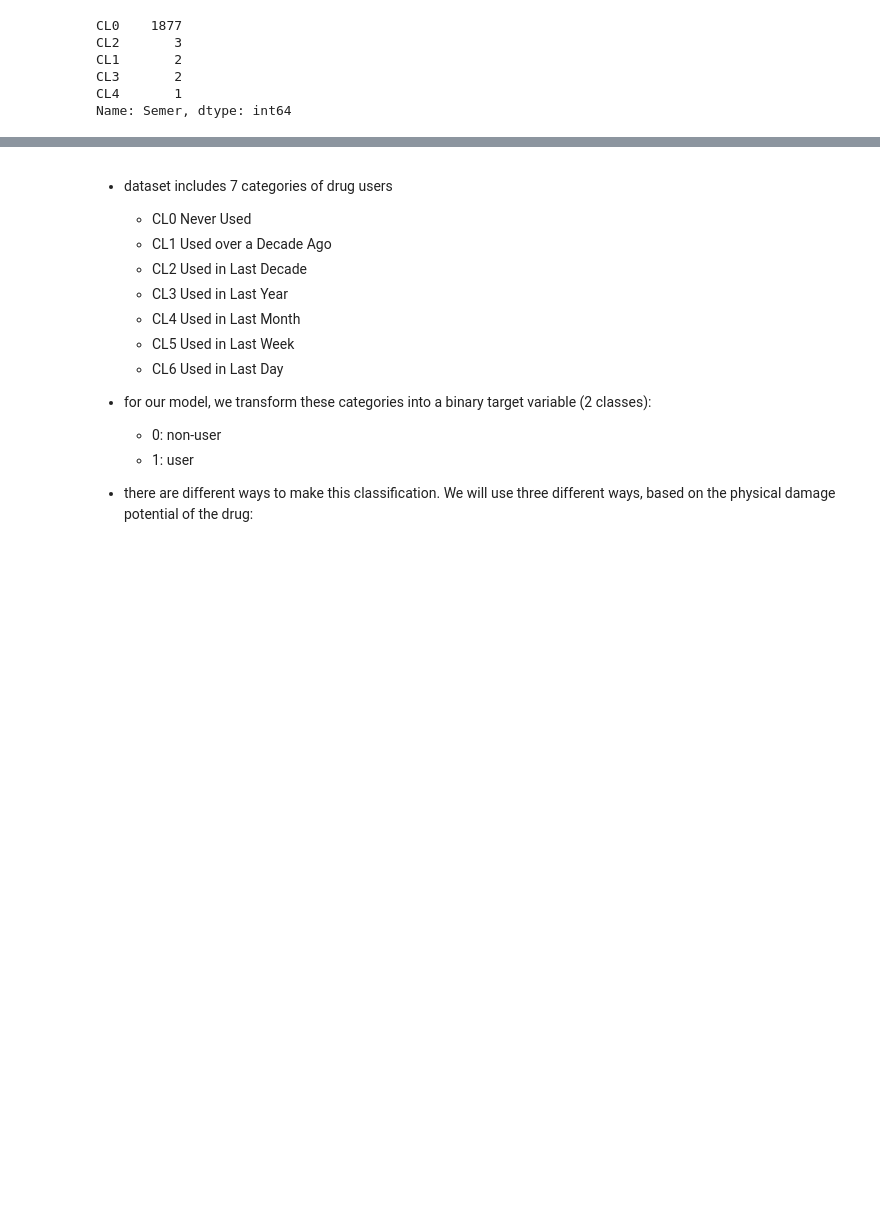
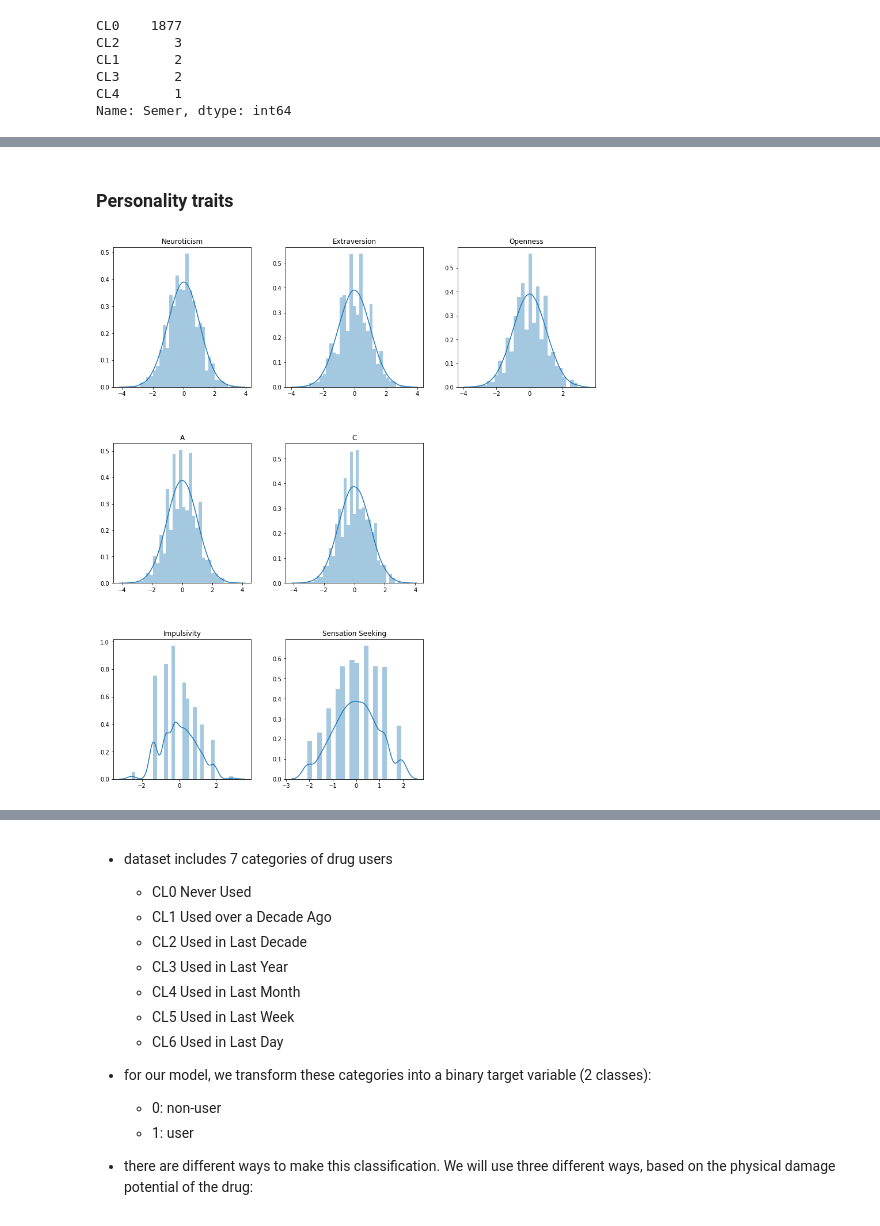
Before and after one commit to KarimaCha/Personality_Drug_Project, a Jupyter notebook: Personality_Drug_Project_Karima.ipynb, the cells around one changed output, grey strips where cells are left out. Cells and saved outputs as stored; diff of their text form; code cells hidden in the pictures; blank space fills up the shorter version.

```diff
--- a/Personality_Drug_Project_Karima.ipynb
+++ b/Personality_Drug_Project_Karima.ipynb
@@ -279,0 +315,57 @@ df_cat.Age.value_counts().plot(kind='pie');
+# %% [markdown]
+### Personality traits
+# %%
+# b) plot distribution of all personality traits
+
+fig, ax = plt.subplots(3,3,figsize=(15,17))
+plt.subplots_adjust(hspace=0.4, wspace=0.25)
+
+# Nscore
+plt.subplot(331)
+sns.distplot(df_cat.Nscore)
+plt.title('Neuroticism')
+plt.xlabel('');
+
+# Escore
+plt.subplot(332)
+sns.distplot(df_cat.Escore)
+plt.title('Extraversion')
+plt.xlabel('');
+
+# Openness
+plt.subplot(333)
+sns.distplot(df_cat.Oscore)
+plt.title('Openness')
+plt.xlabel('');
+
+# Agreeableness
+plt.subplot(334)
+sns.distplot(df_cat.Ascore)
+plt.title('A')
+plt.xlabel('');
+
+# Con
+plt.subplot(335)
+sns.distplot(df_cat.Cscore)
+plt.title('C')
+plt.xlabel('');
+
+plt.subplot(336)
+plt.axis('off');
+
+# Impulsivity
+plt.subplot(337)
+sns.distplot(df_cat.Impulsive)
+plt.title('Impulsivity')
+plt.xlabel('');
+
+# Sensation Seeking
+plt.subplot(338)
+sns.distplot(df_cat.SS)
+plt.title('Sensation Seeking')
+plt.xlabel('');
+
+plt.subplot(339)
+plt.axis('off');
+# %% [output]
+[figure, added]
```
Also changed, not shown: parts of 78 cells of this notebook, 3 other files.
